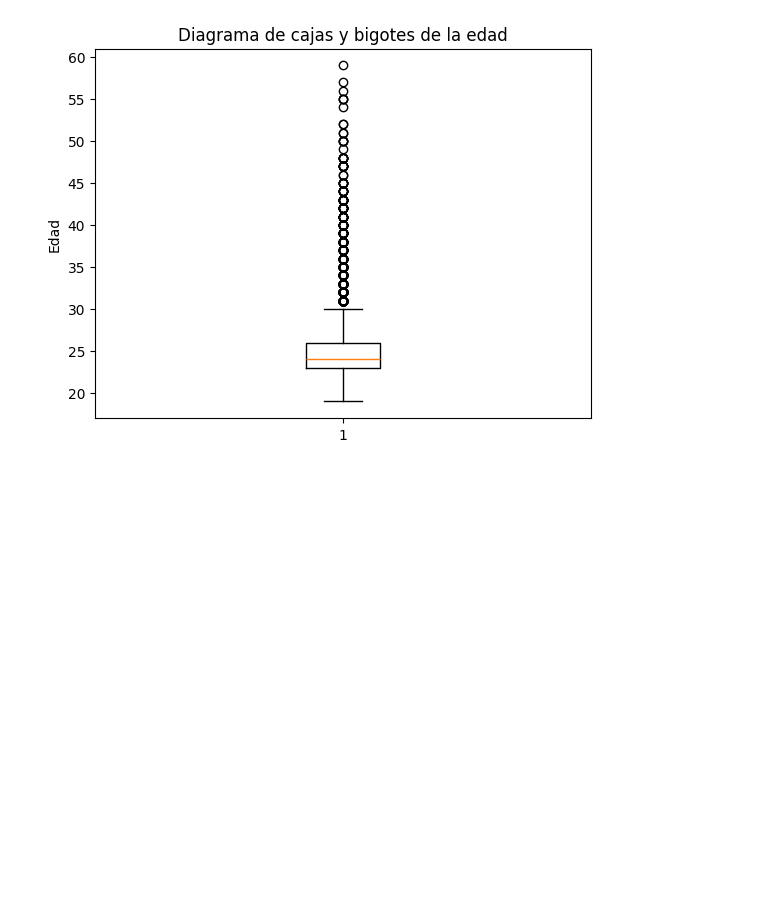
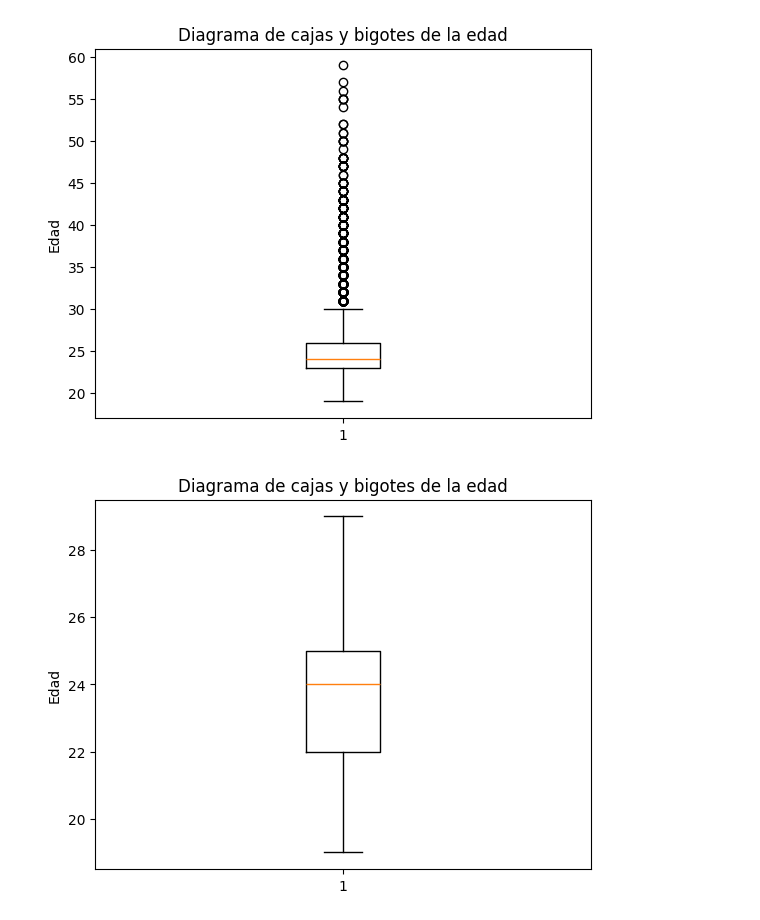
Before and after one commit to Checho019/academic-performance-prediction, a Jupyter notebook: data_exploration.ipynb, the cells around one changed output. Drawn from its saved outputs; the diff is of its cells as text; code cells hidden in the pictures; blank space fills up the shorter version.

```diff
--- a/data_exploration.ipynb
+++ b/data_exploration.ipynb
@@ -177,3 +177,12 @@ plt.ylabel('Edad')
 plt.show()
 # %% [output]
 [figure]
+# %%
+# Eliminación de outlayers en la edad (edad > 30
+UD_df = UD_df[UD_df['AGE'] < 30]
+plt.boxplot(UD_df['AGE'])
+plt.title('Diagrama de cajas y bigotes de la edad')
+plt.ylabel('Edad')
+plt.show()
+# %% [output]
+[figure, added]
```
Also changed, not shown: parts of 7 cells of this notebook.
